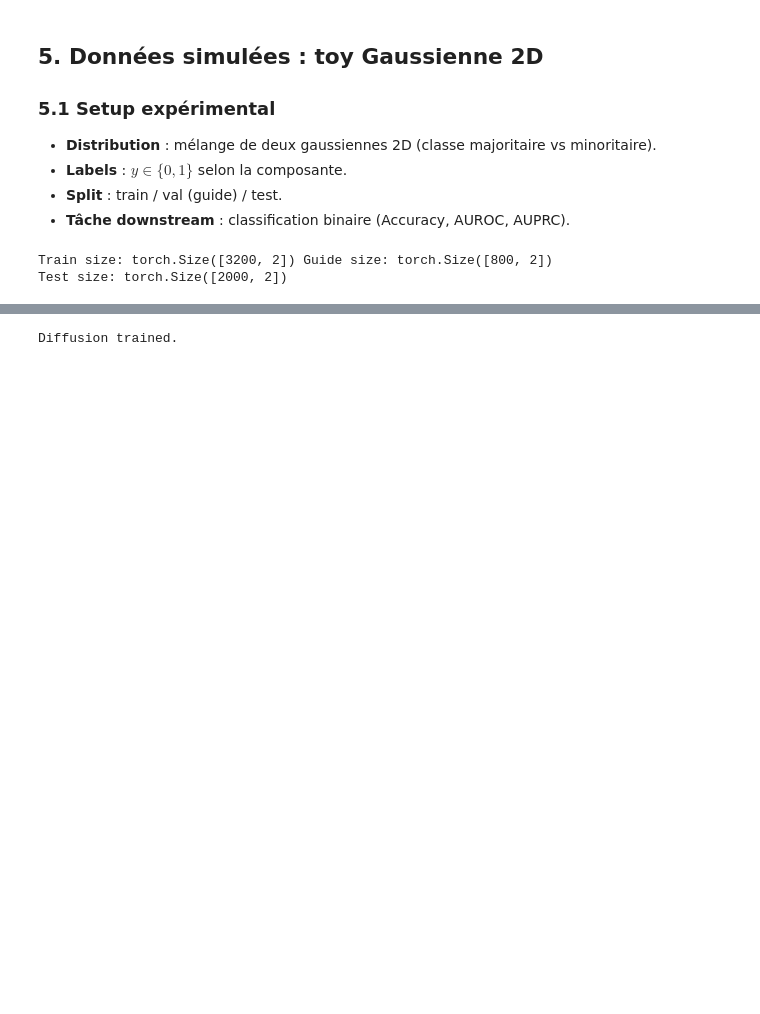
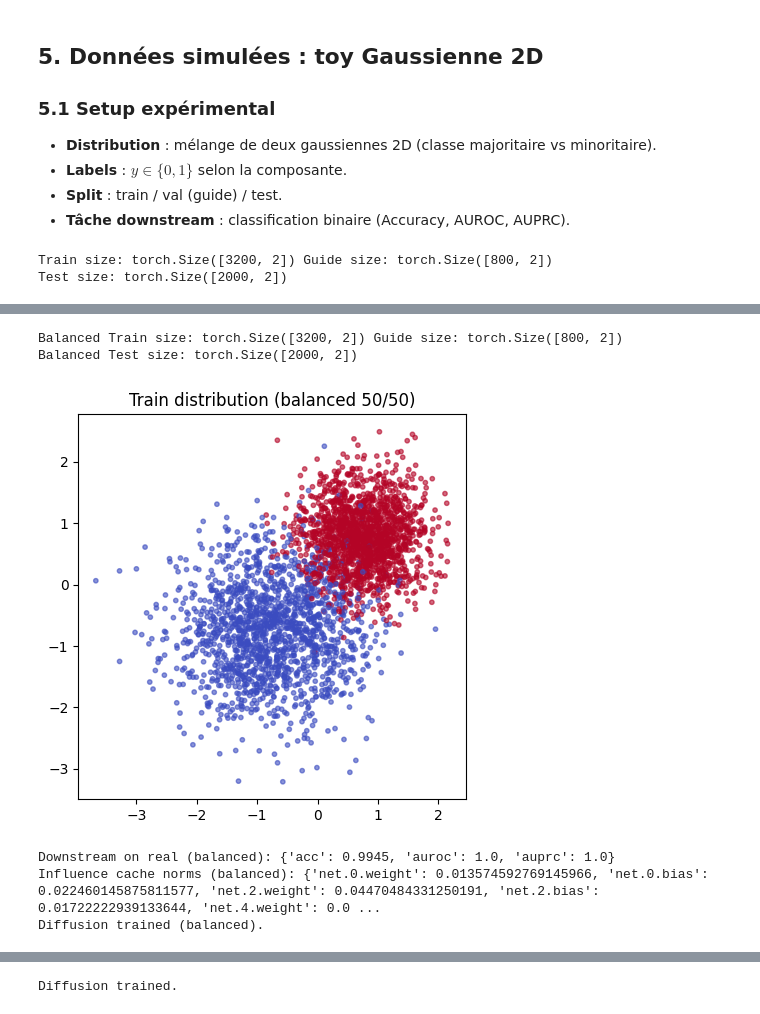
Before and after one commit to issagith/TarDiff, a Jupyter notebook: src/main.ipynb, the cells around one changed output, grey strips where cells are left out. Cells and saved outputs as stored; diff of their text form; code cells hidden in the pictures; blank space fills up the shorter version.

Commit message:
balanced / unbalanced tardiff gen

```diff
--- a/src/main.ipynb
+++ b/src/main.ipynb
@@ -311,0 +576,35 @@ scheduler = DDPMScheduler(num_timesteps=cfg_train.timesteps, device=DEVICE)
+# %%
+# --- Balanced Dataset (50/50) ---
+cfg_bal = ToyConfig(minority_ratio=0.5)
+train_loader_bal, guide_loader_bal, (X_train_bal, y_train_bal), (X_test_bal, y_test_bal), stats_bal = make_toy_gaussians(cfg_bal)
+print("Balanced Train size:", X_train_bal.shape, "Guide size:", next(iter(guide_loader_bal))[0].shape)
+print("Balanced Test size:", X_test_bal.shape)
+
+plt.figure(figsize=(5, 5))
+plt.scatter(X_train_bal[:, 0].cpu(), X_train_bal[:, 1].cpu(), c=y_train_bal.cpu(), s=10, cmap='coolwarm', alpha=0.6)
+plt.title("Train distribution (balanced 50/50)")
+plt.show()
+# %% [output]
+Balanced Train size: torch.Size([3200, 2]) Guide size: torch.Size([800, 2])
+Balanced Test size: torch.Size([2000, 2])
+[figure, added]
+# %%
+# --- Training (Balanced 50/50) ---
+cfg_train_bal = TrainConfig()
+scheduler_bal = DDPMScheduler(num_timesteps=cfg_train_bal.timesteps, device=DEVICE)
+
+clf_bal = SimpleClassifier().to(DEVICE)
+train_classifier(clf_bal, train_loader_bal, cfg_train_bal)
+metrics_real_bal = eval_classifier(clf_bal, X_test_bal, y_test_bal)
+print("Downstream on real (balanced):", metrics_real_bal)
+
+G_cache_bal = compute_influence_cache(clf_bal, guide_loader_bal)
+print("Influence cache norms (balanced):", {k: float(v.norm().item()) for k, v in G_cache_bal.items()})
+
+diff_model_bal = SimpleDiffusionNet().to(DEVICE)
+train_diffusion(diff_model_bal, train_loader_bal, scheduler_bal, cfg_train_bal)
+print("Diffusion trained (balanced).")
+# %% [output]
+Downstream on real (balanced): {'acc': 0.9945, 'auroc': 1.0, 'auprc': 1.0}
+Influence cache norms (balanced): {'net.0.weight': 0.013574592769145966, 'net.0.bias': 0.022460145875811577, 'net.2.weight': 0.04470484331250191, 'net.2.bias': 0.01722222939133644, 'net.4.weight': 0.0 ...
+Diffusion trained (balanced).
```
Also changed, not shown: parts of 29 cells of this notebook.
